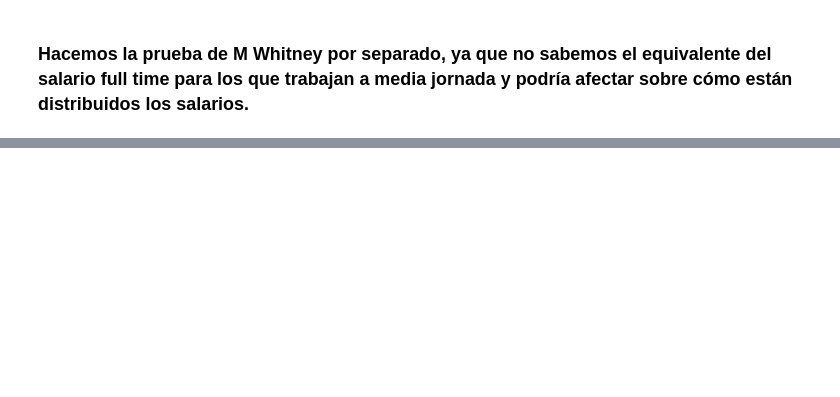
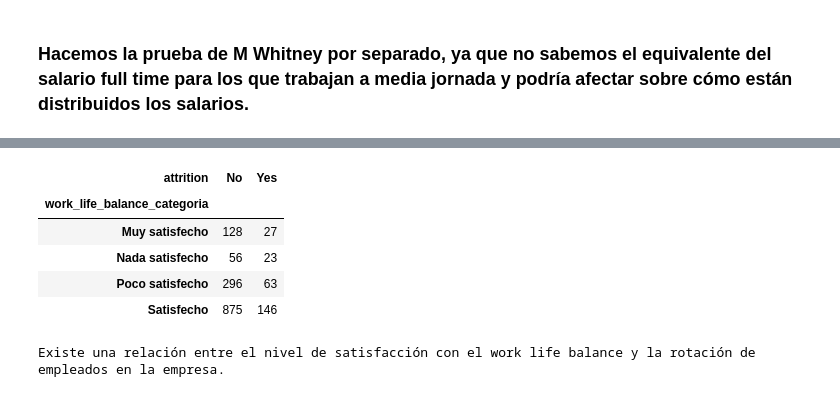
Before and after one commit to FiSaRaff/project-da-promo-k-modulo-3-team-2, a Jupyter notebook: notebooks/ab_testing.ipynb, the cells around one changed output, grey strips where cells are left out. Saved outputs shown, nothing was run; the diff lists cells and outputs as text; code cells hidden in the pictures; blank space fills up the shorter version.

```diff
--- a/notebooks/ab_testing.ipynb
+++ b/notebooks/ab_testing.ipynb
@@ -176,0 +237,18 @@ Para salary, las medianas son diferentes.
+# %%
+tabla_contingencia1 = pd.crosstab(df["work_life_balance_categoria"], df["attrition"])
+tabla_contingencia1
+# %% [output]
+| attrition | No | Yes |
+| work_life_balance_categoria |  |  |
+| Muy satisfecho | 128 | 27 |
+| Nada satisfecho | 56 | 23 |
+| Poco satisfecho | 296 | 63 |
+| Satisfecho | 875 | 146 |
+# %%
+_, p_value, _, _ = chi2_contingency(tabla_contingencia1)
+if p_value <= 0.05:
+    print('Existe una relación entre el nivel de satisfacción con el work life balance y la rotación de empleados en la empresa.')
+else:
+    print('No existe una relación entre el nivel de satisfacción con el work life balance y la rotación de empleados en la empresa.')
+# %% [output]
+Existe una relación entre el nivel de satisfacción con el work life balance y la rotación de empleados en la empresa.
```
Also changed, not shown: parts of 16 cells of this notebook.
